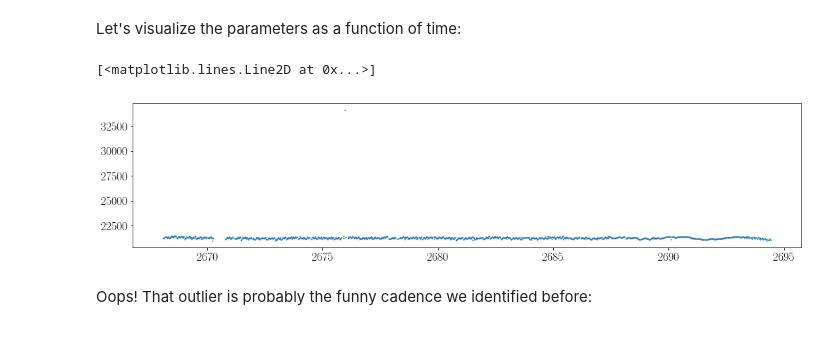
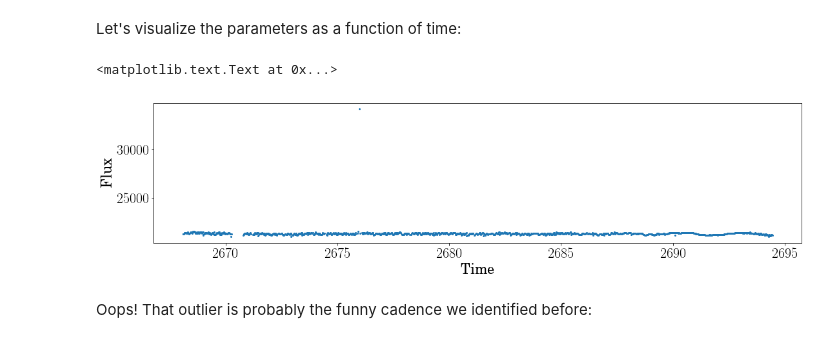
Before and after one commit to KeplerGO/oktopus, a Jupyter notebook: docs/source/notebooks/c9-prf-fitting.ipynb, the cells around one changed output. Saved outputs shown, nothing was run; the diff lists cells and outputs as text; code cells hidden in the pictures.

```diff
--- a/docs/source/notebooks/c9-prf-fitting.ipynb
+++ b/docs/source/notebooks/c9-prf-fitting.ipynb
@@ -185,10 +187,12 @@ bkg_hat = phot.opt_params[:, 6]
 Let's visualize the parameters as a function of time:
 # %%
 plt.figure(figsize=[18, 4])
-plt.plot(tpf.time, flux_1, 'o', markersize=1)
+plt.plot(tpf.time, flux_1, 'o', markersize=2)
+plt.ylabel("Flux")
+plt.xlabel("Time")
 # %% [output]
-[<matplotlib.lines.Line2D at 0x...>]
+<matplotlib.text.Text at 0x...>
-[figure, old version]
+[figure, new version]
 # %% [markdown]
 Oops! That outlier is probably the funny cadence we identified before:
 # %%
```
Also changed, not shown: parts of 20 cells of this notebook.
